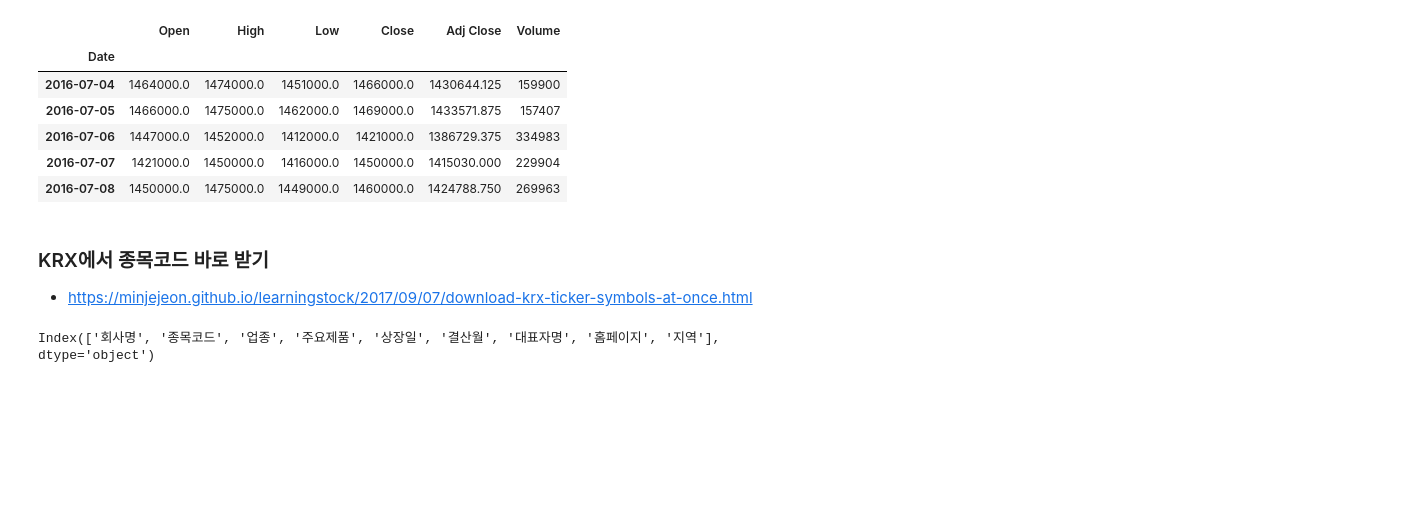
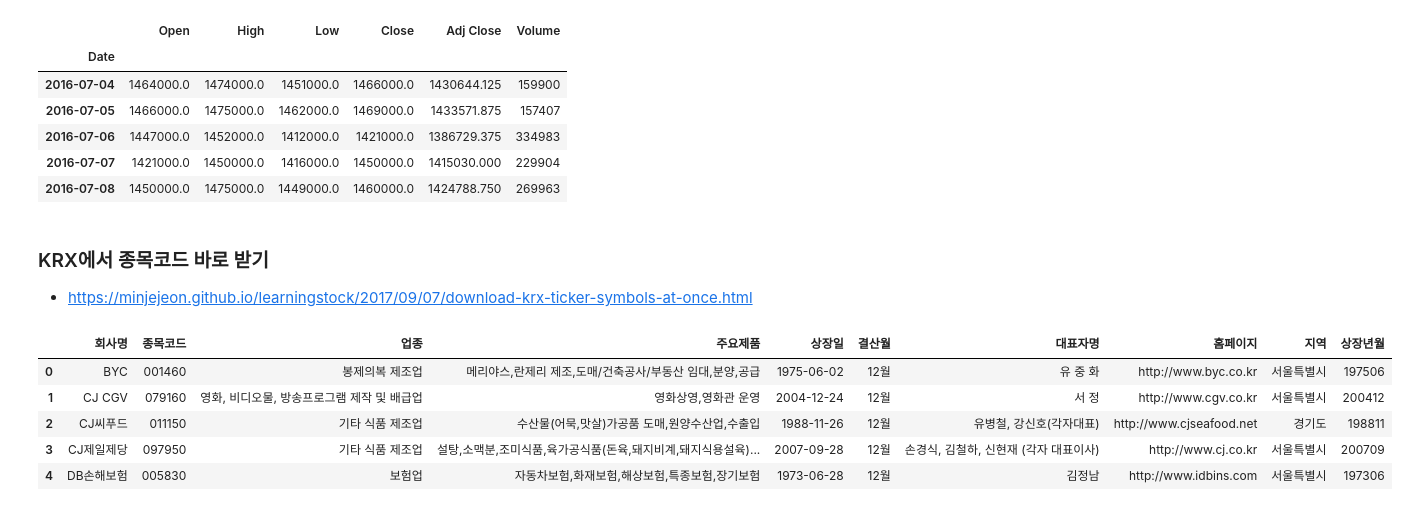
Before and after one commit to bogard75/untitled, a Jupyter notebook: Plotting.ipynb, the cells around one changed output. Cells and saved outputs as stored; diff of their text form; code cells hidden in the pictures; blank space fills up the shorter version.

```diff
--- a/Plotting.ipynb
+++ b/Plotting.ipynb
@@ -94,6 +97,11 @@ import pandas as pd
 
 df = pd.read_html('http://kind.krx.co.kr/corpgeneral/corpList.do?method=download&searchType=13', header=0)[0]
 # %%
-df.columns
+df.head()
 # %% [output]
-Index(['회사명', '종목코드', '업종', '주요제품', '상장일', '결산월', '대표자명', '홈페이지', '지역'], dtype='object')
+|  | 회사명 | 종목코드 | 업종 | 주요제품 | 상장일 | 결산월 | 대표자명 | 홈페이지 | 지역 | 상장년월 |
+| 0 | BYC | 001460 | 봉제의복 제조업 | 메리야스,란제리 제조,도매/건축공사/부동산 임대,분양,공급 | 1975-06-02 | 12월 | 유 중 화 | http://www.byc.co.kr | 서울특별시 | 197506 |
+| 1 | CJ CGV | 079160 | 영화, 비디오물, 방송프로그램 제작 및 배급업 | 영화상영,영화관 운영 | 2004-12-24 | 12월 | 서 정 | http://www.cgv.co.kr | 서울특별시 | 200412 |
+| 2 | CJ씨푸드 | 011150 | 기타 식품 제조업 | 수산물(어묵,맛살)가공품 도매,원양수산업,수출입 | 1988-11-26 | 12월 | 유병철, 강신호(각자대표) | http://www.cjseafood.net | 경기도 | 198811 |
+| 3 | CJ제일제당 | 097950 | 기타 식품 제조업 | 설탕,소맥분,조미식품,육가공식품(돈육,돼지비계,돼지식용설육)... | 2007-09-28 | 12월 | 손경식, 김철하, 신현재 (각자 대표이사) | http://www.cj.co.kr | 서울특별시 | 200709 |
+| 4 | DB손해보험 | 005830 | 보험업 | 자동차보험,화재보험,해상보험,특종보험,장기보험 | 1973-06-28 | 12월 | 김정남 | http://www.idbins.com | 서울특별시 | 197306 |
```
Also changed, not shown: parts of 7 cells of this notebook.
